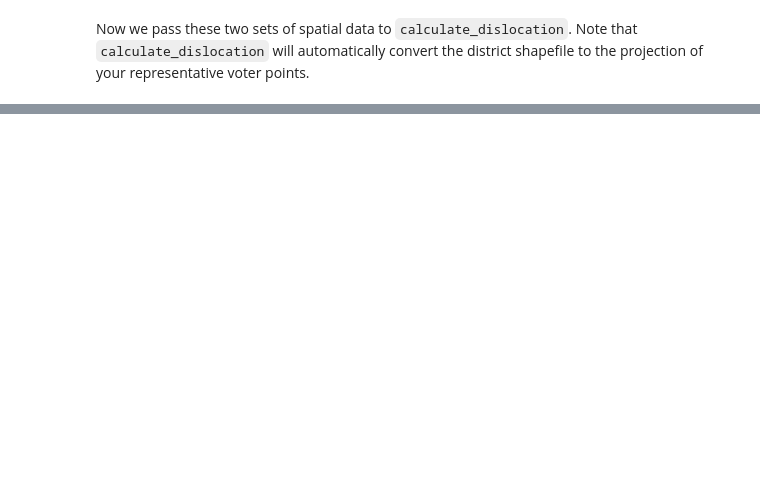
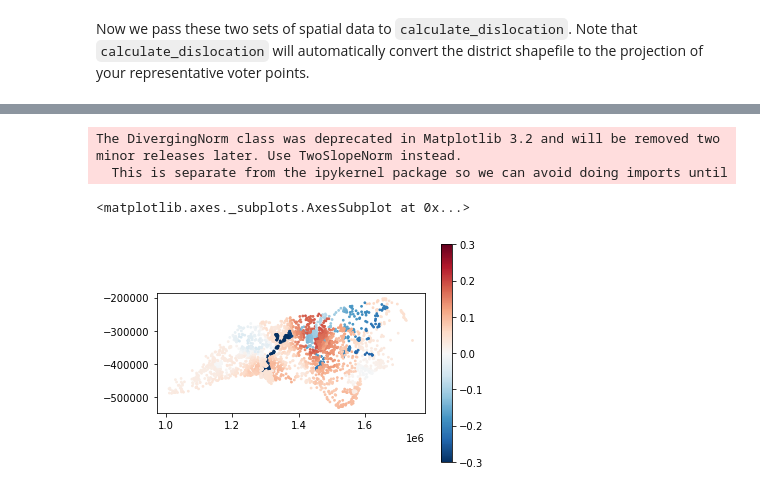
Before and after one commit to nickeubank/partisan_dislocation, a Jupyter notebook: dislocation_tutorial.ipynb, the cells around one changed output, grey strips where cells are left out. Saved outputs shown, nothing was run; the diff lists cells and outputs as text; code cells hidden in the pictures; blank space fills up the shorter version.

```diff
--- a/dislocation_tutorial.ipynb
+++ b/dislocation_tutorial.ipynb
@@ -80,7 +130,12 @@ dislocation.head()
 # %%
 # Plot it!
 from matplotlib import colors
 dislocation_map = colors.DivergingNorm(vmin=-0.3, vcenter=0., vmax=0.2)
 dislocation.plot('partisan_dislocation', markersize=3,
-                 cmap='RdBu', legend=True,
+                 cmap='RdBu_r', legend=True,
                  vmin=-0.3, vmax=0.3)
+# %% [output]
+The DivergingNorm class was deprecated in Matplotlib 3.2 and will be removed two minor releases later. Use TwoSlopeNorm instead.
+  This is separate from the ipykernel package so we can avoid doing imports until
+<matplotlib.axes._subplots.AxesSubplot at 0x...>
+[figure, added]
```
Also changed, not shown: parts of 9 cells of this notebook.
